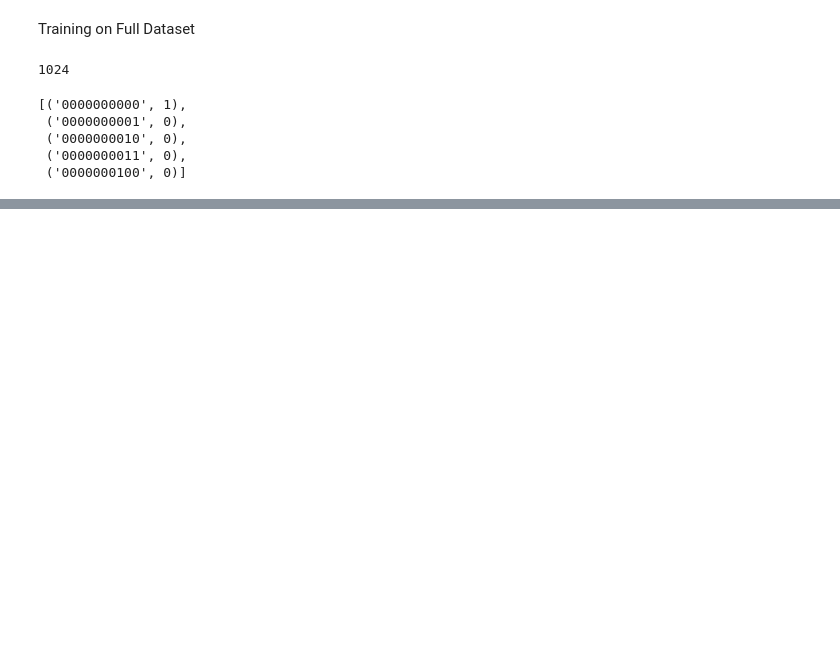
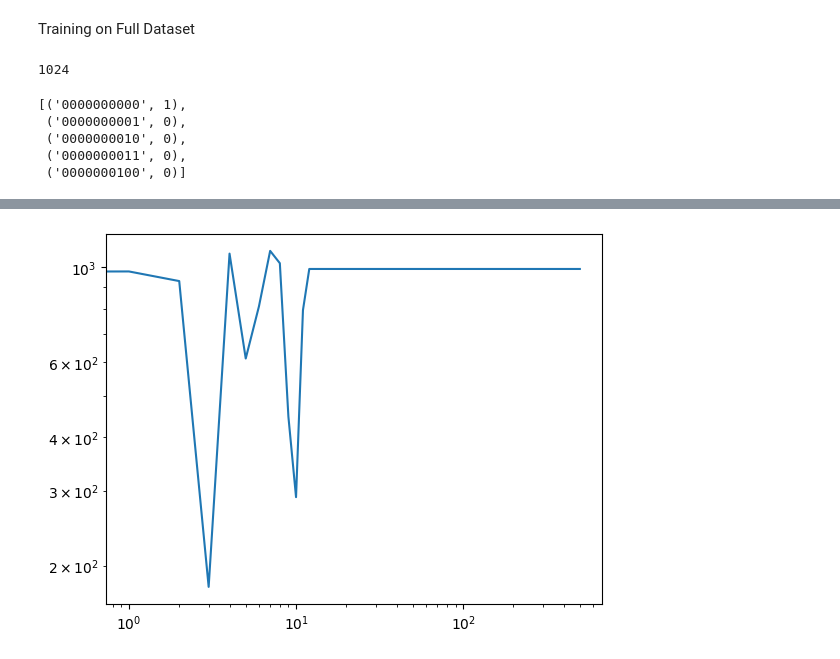
Before and after one commit to rohankalbag/natural-language-processing, a Jupyter notebook: assignment-1/Palindrome.ipynb, the cells around one changed output, grey strips where cells are left out. Saved outputs shown, nothing was run; the diff lists cells and outputs as text; code cells hidden in the pictures; blank space fills up the shorter version.

```diff
--- a/assignment-1/Palindrome.ipynb
+++ b/assignment-1/Palindrome.ipynb
@@ -185,0 +186,5 @@ KeyboardInterrupt:
+# %%
+plt.loglog(losslog)
+plt.show()
+# %% [output]
+[figure, added]
```
Also changed, not shown: parts of 12 cells of this notebook, 1 other file.
